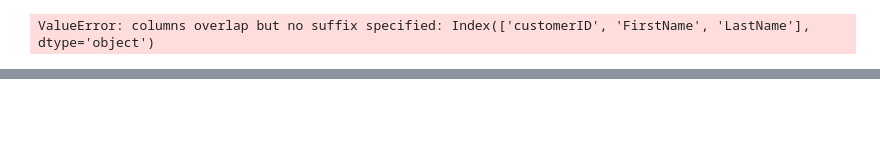
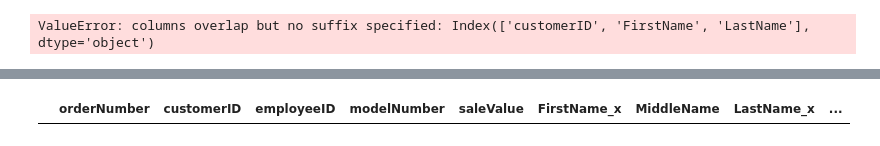
Before and after one commit to eleefoley/CS_425_ERP_App, a Jupyter notebook: notebooks/Problem_Exploration.ipynb, the cells around one changed output, grey strips where cells are left out. Cells and saved outputs as stored; diff of their text form; code cells hidden in the pictures; blank space fills up the shorter version.

```diff
--- a/notebooks/Problem_Exploration.ipynb
+++ b/notebooks/Problem_Exploration.ipynb
@@ -151,0 +170,6 @@ TypeError: merge() got an unexpected keyword argument 'by'
+# %%
+# Admin report #1: total revenue from sale, assoc employee and customer
+orderNumber = str(10001)
+pandas.merge(pandas.merge(order,employee, on="employeeID"), customer, on="customerID").query('orderNumber == ' + orderNumber)
+# %% [output]
+|  | orderNumber | customerID | employeeID | modelNumber | saleValue | FirstName_x | MiddleName | LastName_x | ... |
```
Also changed, not shown: parts of 4 cells of this notebook.
